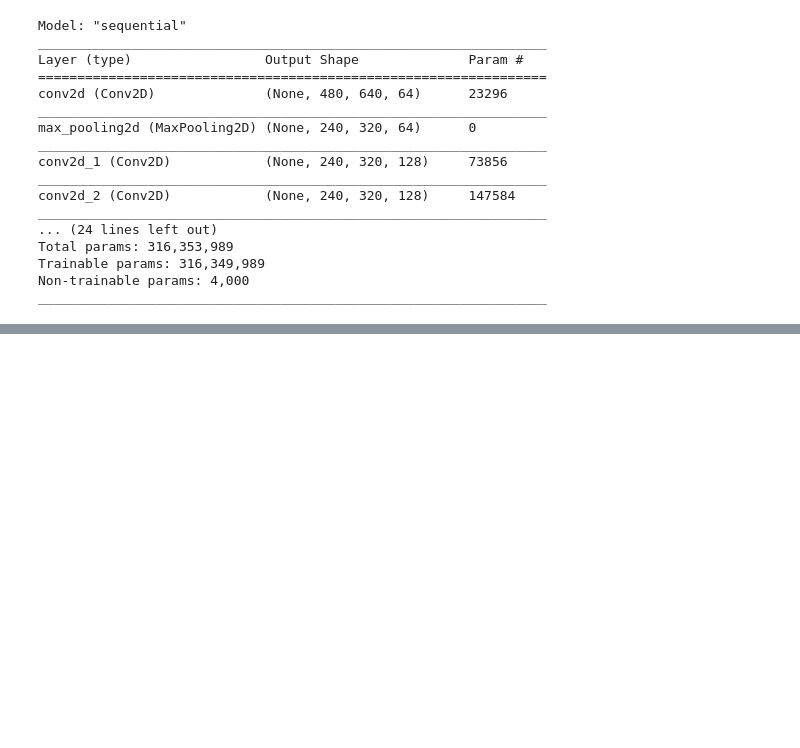
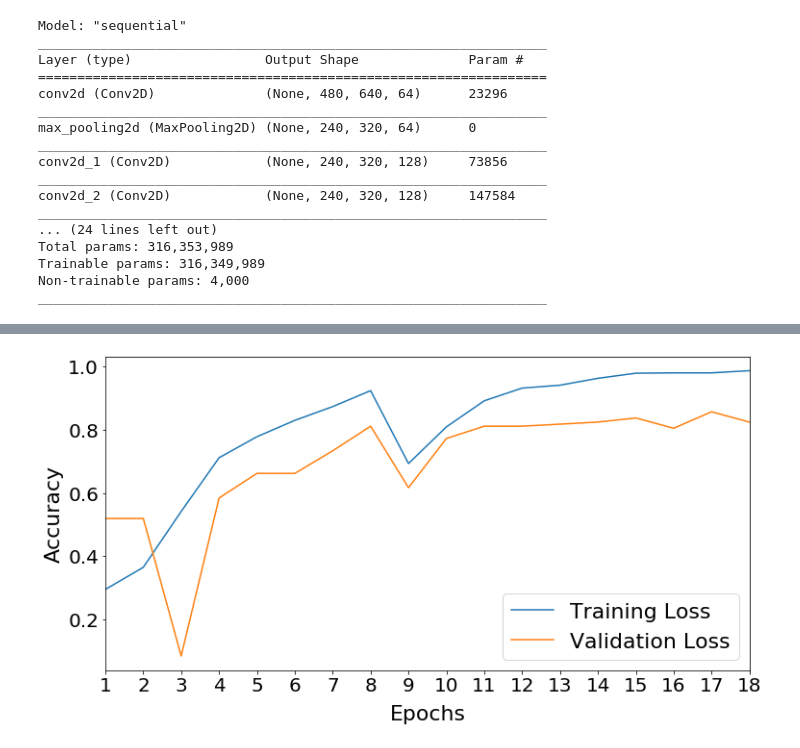
Before and after one commit to adamcwatts/ECE-524-Neural_Networks, a Jupyter notebook: Competition_Project/CNN_Notebook.ipynb, the cells around one changed output, grey strips where cells are left out. Cells and saved outputs as stored; diff of their text form; code cells hidden in the pictures; blank space fills up the shorter version.

```diff
--- a/Competition_Project/CNN_Notebook.ipynb
+++ b/Competition_Project/CNN_Notebook.ipynb
@@ -197,0 +248,29 @@ tf.keras.backend.clear_session()
+# %%
+SMALL_SIZE = 20
+MEDIUM_SIZE = 22
+BIGGER_SIZE = 24
+plt.rc('font', size=SMALL_SIZE)          # controls default text sizes
+plt.rc('axes', titlesize=SMALL_SIZE)     # fontsize of the axes title
+plt.rc('axes', labelsize=MEDIUM_SIZE)    # fontsize of the x and y labels
+plt.rc('xtick', labelsize=SMALL_SIZE)    # fontsize of the tick labels
+plt.rc('ytick', labelsize=SMALL_SIZE)    # fontsize of the tick labels
+plt.rc('legend', fontsize=MEDIUM_SIZE)    # legend fontsize
+plt.rc('figure', titlesize=BIGGER_SIZE)  # fontsize of the figure title
+
+
+fig, axe = plt.subplots(figsize=(12, 6))
+plt.plot(np.arange(1, 19),history.history['accuracy'], label='Training Loss')
+plt.plot(np.arange(1, 19),history.history['val_accuracy'], label='Validation Loss')
+plt.xlim(1, 18)
+plt.xticks(np.arange(1, 19))
+plt.xlabel('Epochs', labelpad=10)
+plt.ylabel('Accuracy')
+plt.legend()
+plt.savefig('accuracy.png')
+# plt.close()
+
+
+# ydf.hist(bins=10)
+# dfx.hist(bins=10)
+# %% [output]
+[figure, added]
```
Also changed, not shown: parts of 15 cells of this notebook.
